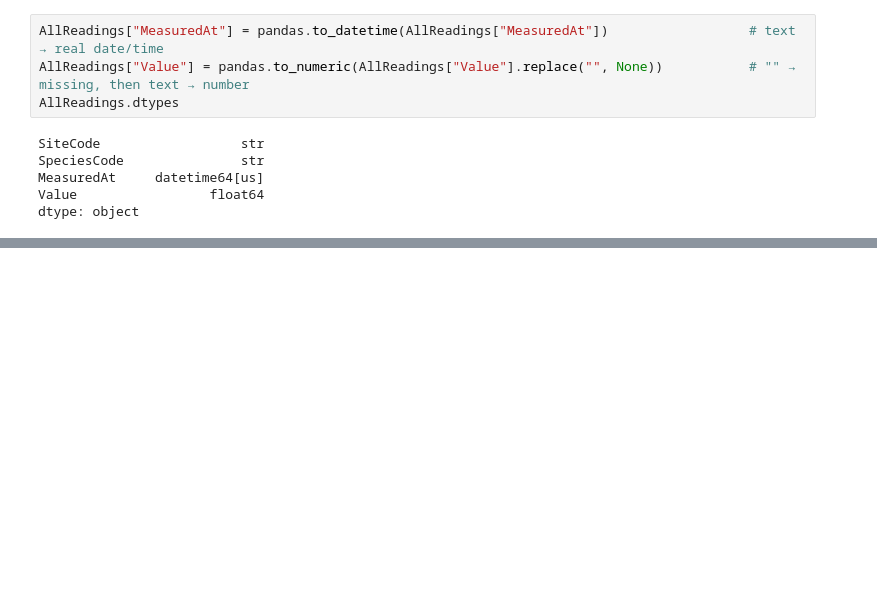
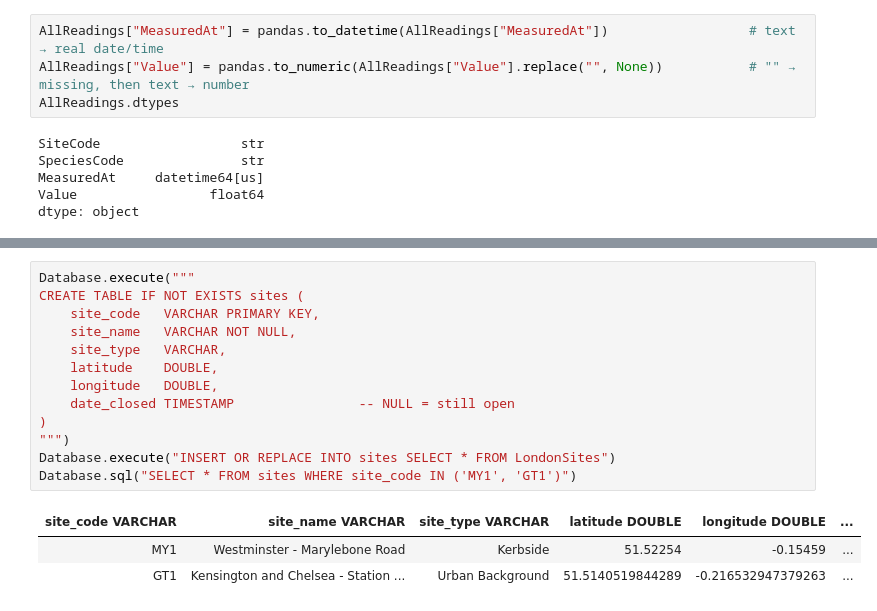
Before and after one commit to KPS25FX/london-air-quality, a Jupyter notebook: Archive/Extract.ipynb, the cells around one changed output, grey strips where cells are left out. Drawn from its saved outputs; the diff is of its cells as text; blank space fills up the shorter version.

```diff
--- a/Extract.ipynb
+++ b/Archive/Extract.ipynb
@@ -222,0 +271,17 @@ dtype: object
+# %%
+Database.execute("""
+CREATE TABLE IF NOT EXISTS sites (
+    site_code   VARCHAR PRIMARY KEY,
+    site_name   VARCHAR NOT NULL,
+    site_type   VARCHAR,
+    latitude    DOUBLE,
+    longitude   DOUBLE,
+    date_closed TIMESTAMP                -- NULL = still open
+)
+""")
+Database.execute("INSERT OR REPLACE INTO sites SELECT * FROM LondonSites")
+Database.sql("SELECT * FROM sites WHERE site_code IN ('MY1', 'GT1')")
+# %% [output]
+| site_code VARCHAR | site_name VARCHAR | site_type VARCHAR | latitude DOUBLE | longitude DOUBLE | ... |
+| MY1 | Westminster - Marylebone Road | Kerbside | 51.52254 | -0.15459 | ... |
+| GT1 | Kensington and Chelsea - Station ... | Urban Background | 51.5140519844289 | -0.216532947379263 | ... |
```
Also changed, not shown: parts of 9 cells of this notebook, 11 other files.
